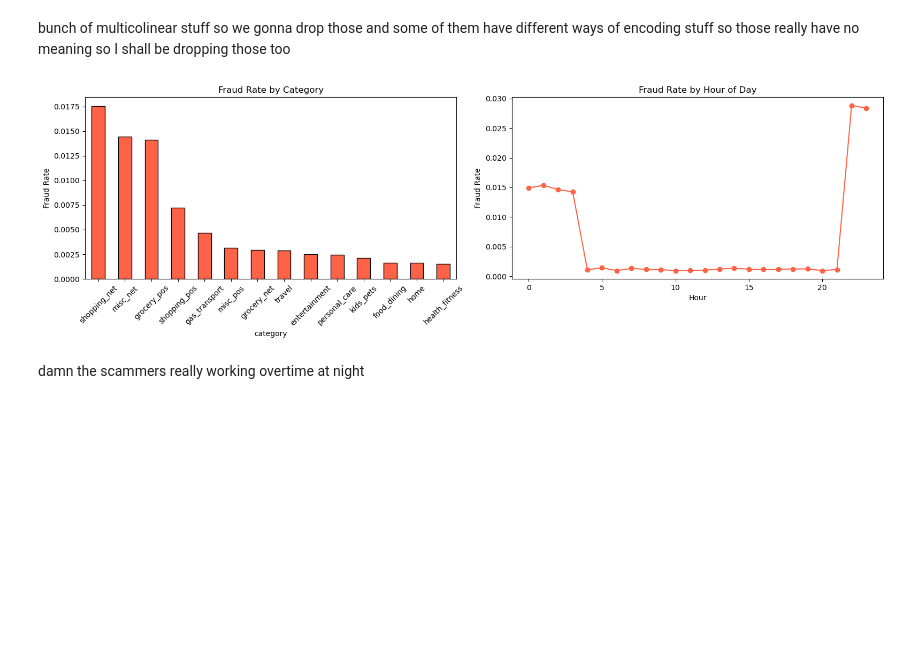
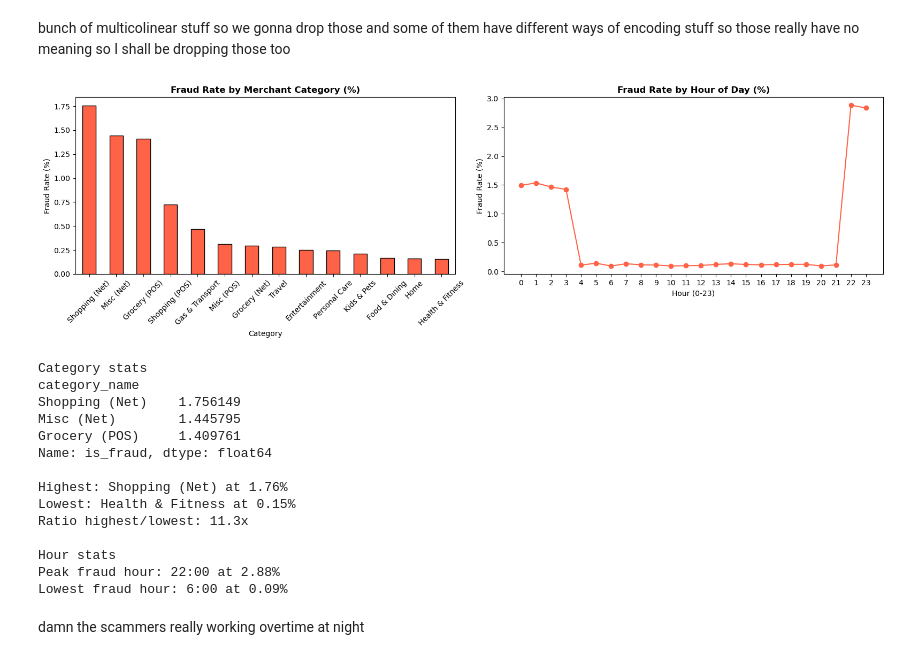
Before and after one commit to Tanjinul/INF2179-ML-Final-Project, a Jupyter notebook: Data_Cleaning_Exploratory.ipynb, the cells around one changed output. Drawn from its saved outputs; the diff is of its cells as text; code cells hidden in the pictures; blank space fills up the shorter version.

```diff
--- a/Data_Cleaning_Exploratory.ipynb
+++ b/Data_Cleaning_Exploratory.ipynb
@@ -220,22 +220,50 @@ bunch of multicolinear stuff so we gonna drop those and some of them have differ
 # %%
 fig, axes = plt.subplots(1, 2, figsize=(16, 5))
 
-df_train.groupby('category')['is_fraud'].mean().sort_values(ascending=False).plot.bar(
-    ax=axes[0], color='tomato', edgecolor='black')
-axes[0].set_title('Fraud Rate by Category')
-axes[0].set_ylabel('Fraud Rate')
+fraud_by_cat = df_train.groupby('category_name')['is_fraud'].mean().sort_values(ascending=False) * 100
+fraud_by_cat.plot.bar(ax=axes[0], color='tomato', edgecolor='black')
+axes[0].set_title('Fraud Rate by Merchant Category (%)', fontweight='bold')
+axes[0].set_ylabel('Fraud Rate (%)')
+axes[0].set_xlabel('Category')
 axes[0].tick_params(axis='x', rotation=45)
 
-df_train.groupby('trans_hour')['is_fraud'].mean().plot(
-    ax=axes[1], marker='o', color='tomato')
-axes[1].set_title('Fraud Rate by Hour of Day')
-axes[1].set_xlabel('Hour')
-axes[1].set_ylabel('Fraud Rate')
+# fraud by hour as percentage
+fraud_by_hour = df_train.groupby('trans_hour')['is_fraud'].mean() * 100
+fraud_by_hour.plot(ax=axes[1], marker='o', color='tomato')
+axes[1].set_title('Fraud Rate by Hour of Day (%)', fontweight='bold')
+axes[1].set_xlabel('Hour (0-23)')
+axes[1].set_ylabel('Fraud Rate (%)')
+axes[1].set_xticks(range(0, 24))
 
 plt.tight_layout()
 plt.show()
+
+#stats ffor slides
+print("Category stats")
+print(fraud_by_cat.head(3))
+print(f"\nHighest: {fraud_by_cat.index[0]} at {fraud_by_cat.iloc[0]:.2f}%")
+print(f"Lowest: {fraud_by_cat.index[-1]} at {fraud_by_cat.iloc[-1]:.2f}%")
+print(f"Ratio highest/lowest: {fraud_by_cat.iloc[0]/fraud_by_cat.iloc[-1]:.1f}x")
+
+print("\nHour stats")
+print(f"Peak fraud hour: {fraud_by_hour.idxmax()}:00 at {fraud_by_hour.max():.2f}%")
+print(f"Lowest fraud hour: {fraud_by_hour.idxmin()}:00 at {fraud_by_hour.min():.2f}%")
 # %% [output]
-[figure, old version]
+[figure, new version]
+Category stats
+category_name
+Shopping (Net)    1.756149
+Misc (Net)        1.445795
+Grocery (POS)     1.409761
+Name: is_fraud, dtype: float64
+
+Highest: Shopping (Net) at 1.76%
+Lowest: Health & Fitness at 0.15%
+Ratio highest/lowest: 11.3x
+
+Hour stats
+Peak fraud hour: 22:00 at 2.88%
+Lowest fraud hour: 6:00 at 0.09%
 # %% [markdown]
 damn the scammers really working overtime at night
 # %%
```
